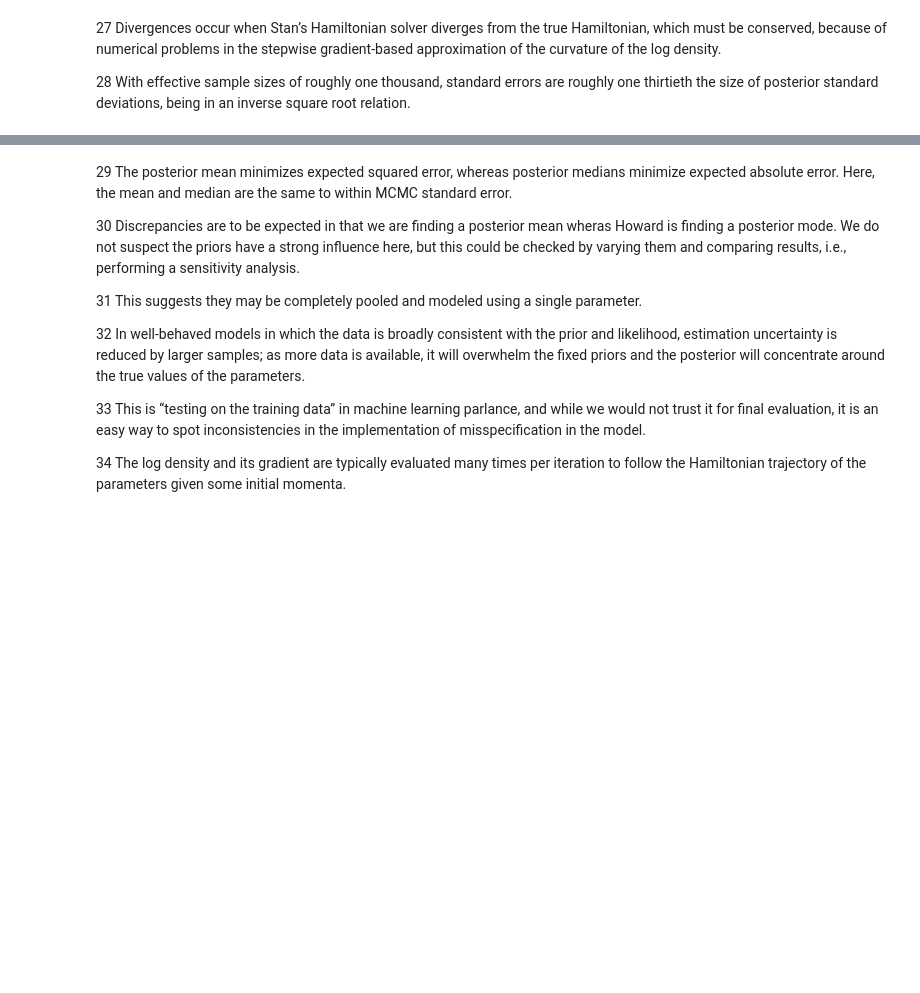
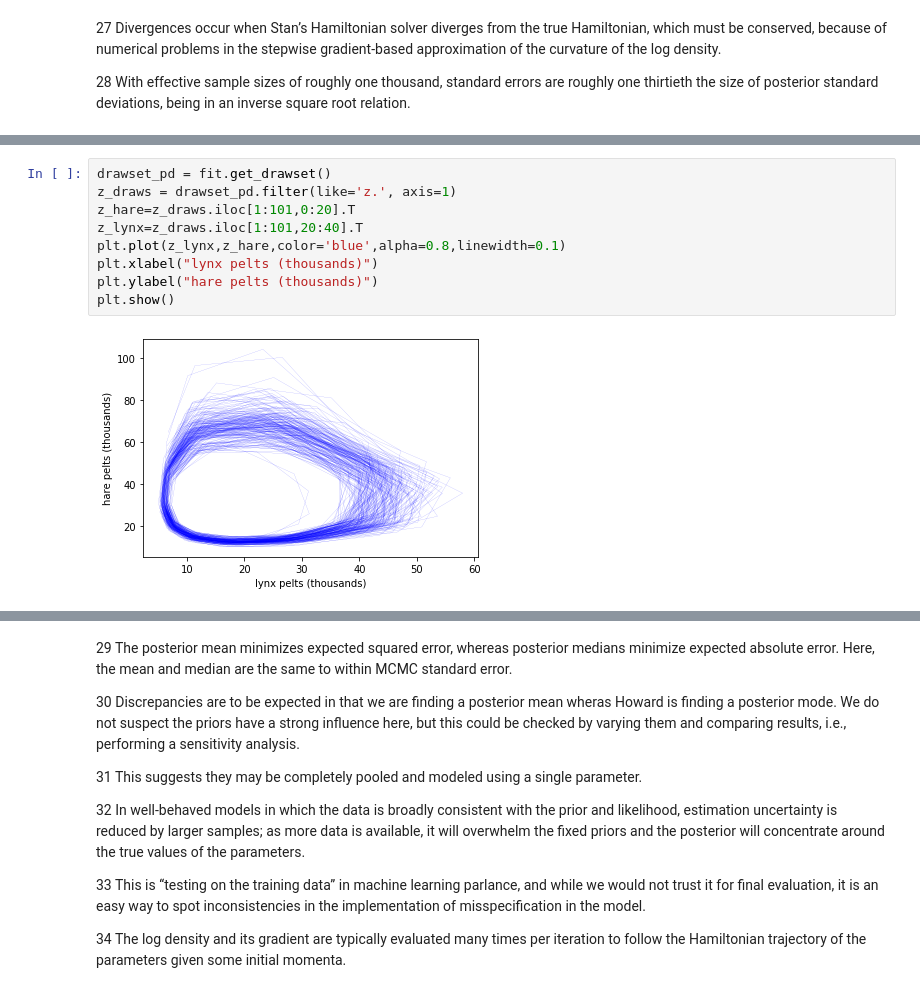
Before and after one commit to StanKorea/casestudy, a Jupyter notebook: lotka-volterra/20Stan_lotka_volterra.ipynb, the cells around one changed output, grey strips where cells are left out. Drawn from its saved outputs; the diff is of its cells as text; blank space fills up the shorter version.

```diff
--- a/lotka-volterra/20Stan_lotka_volterra.ipynb
+++ b/lotka-volterra/20Stan_lotka_volterra.ipynb
@@ -555,0 +624,11 @@ Plot of expected pelt collection orbits for one hundred draws of system paramete
+# %%
+drawset_pd = fit.get_drawset()
+z_draws = drawset_pd.filter(like='z.', axis=1)
+z_hare=z_draws.iloc[1:101,0:20].T
+z_lynx=z_draws.iloc[1:101,20:40].T
+plt.plot(z_lynx,z_hare,color='blue',alpha=0.8,linewidth=0.1)
+plt.xlabel("lynx pelts (thousands)")
+plt.ylabel("hare pelts (thousands)")
+plt.show()
+# %% [output]
+[figure, added]
```
Also changed, not shown: parts of 15 cells of this notebook.
